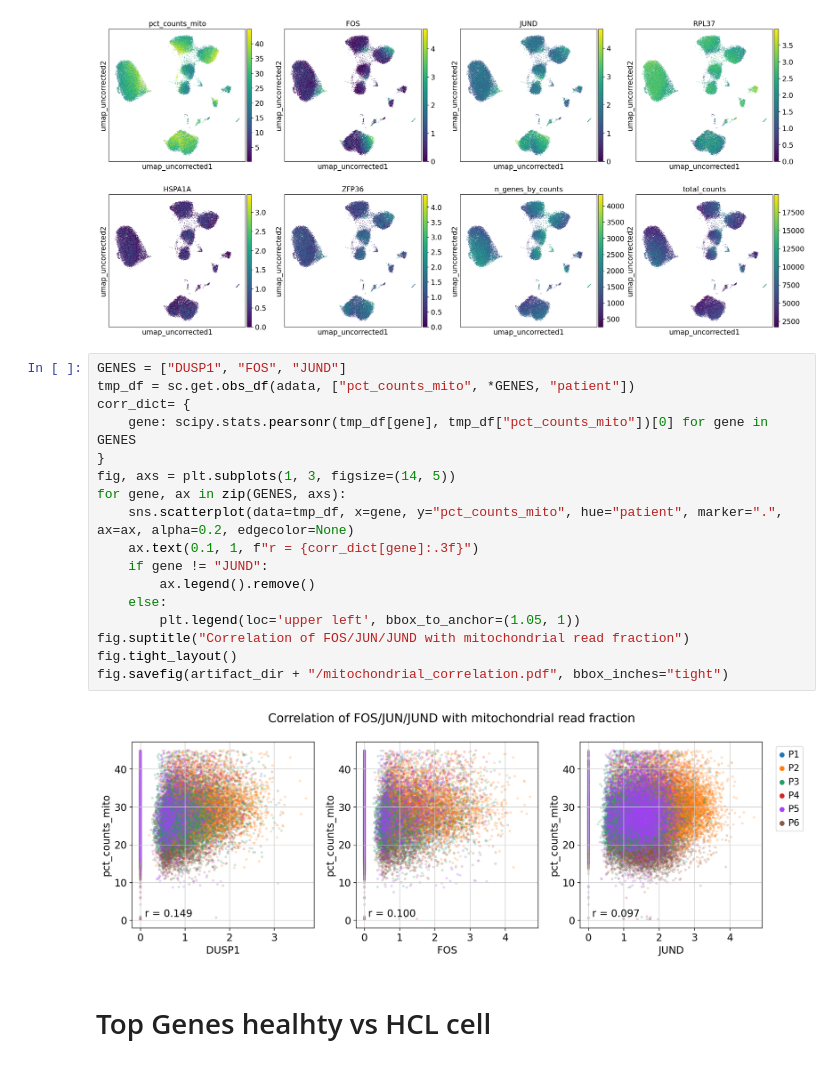
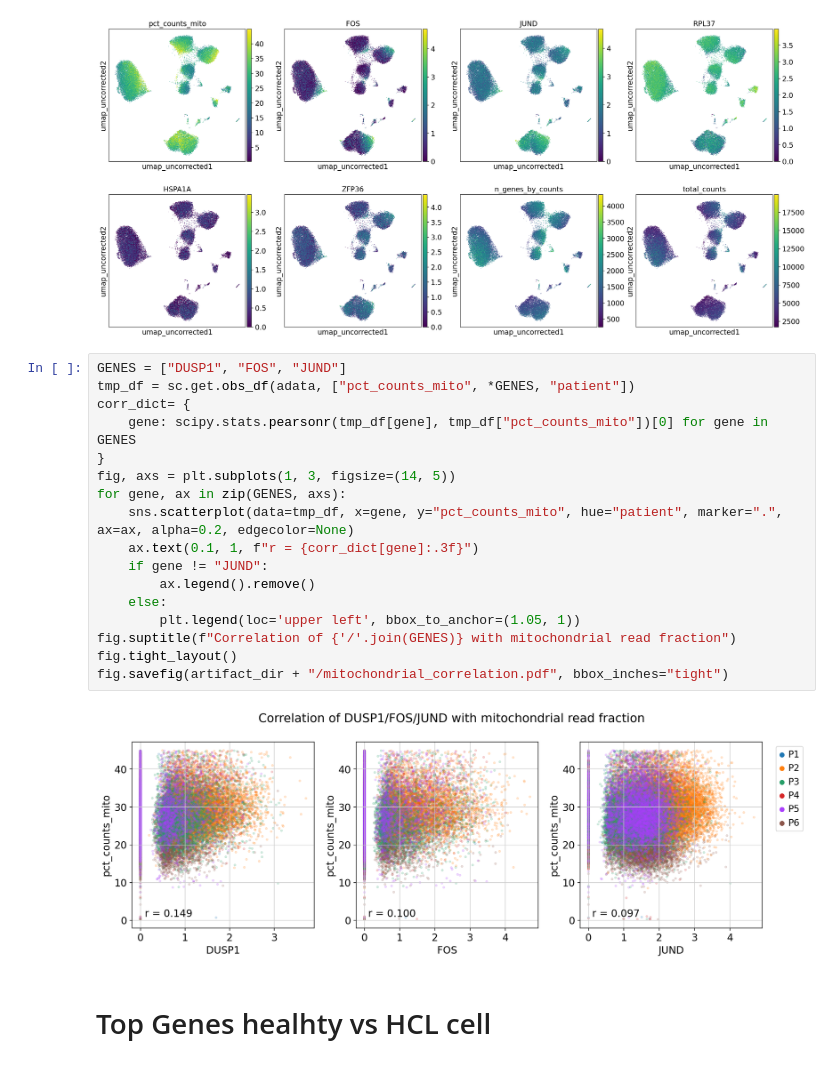
Before and after one commit to icbi-lab/hairy_cell_leukemia, a Jupyter notebook: analyses/70_downstream_analysis/71_gene_expression.ipynb, the cells around one changed output. Drawn from its saved outputs; the diff is of its cells as text.

Commit message:
fix plot title

```diff
--- a/analyses/70_downstream_analysis/71_gene_expression.ipynb
+++ b/analyses/70_downstream_analysis/71_gene_expression.ipynb
@@ -48,22 +48,22 @@ sc.pl.embedding(
 # %%
 GENES = ["DUSP1", "FOS", "JUND"]
 tmp_df = sc.get.obs_df(adata, ["pct_counts_mito", *GENES, "patient"])
 corr_dict= {
     gene: scipy.stats.pearsonr(tmp_df[gene], tmp_df["pct_counts_mito"])[0] for gene in GENES
 }
 fig, axs = plt.subplots(1, 3, figsize=(14, 5))
 for gene, ax in zip(GENES, axs):
     sns.scatterplot(data=tmp_df, x=gene, y="pct_counts_mito", hue="patient", marker=".", ax=ax, alpha=0.2, edgecolor=None)
     ax.text(0.1, 1, f"r = {corr_dict[gene]:.3f}")
     if gene != "JUND":
         ax.legend().remove()
     else:
         plt.legend(loc='upper left', bbox_to_anchor=(1.05, 1))
-fig.suptitle("Correlation of FOS/JUN/JUND with mitochondrial read fraction")
+fig.suptitle(f"Correlation of {'/'.join(GENES)} with mitochondrial read fraction")
 fig.tight_layout()
 fig.savefig(artifact_dir + "/mitochondrial_correlation.pdf", bbox_inches="tight")
 # %% [output]
-[figure, old version]
+[figure, new version]
 # %% [markdown]
 # Top Genes healhty vs HCL cell
 # %%
```
